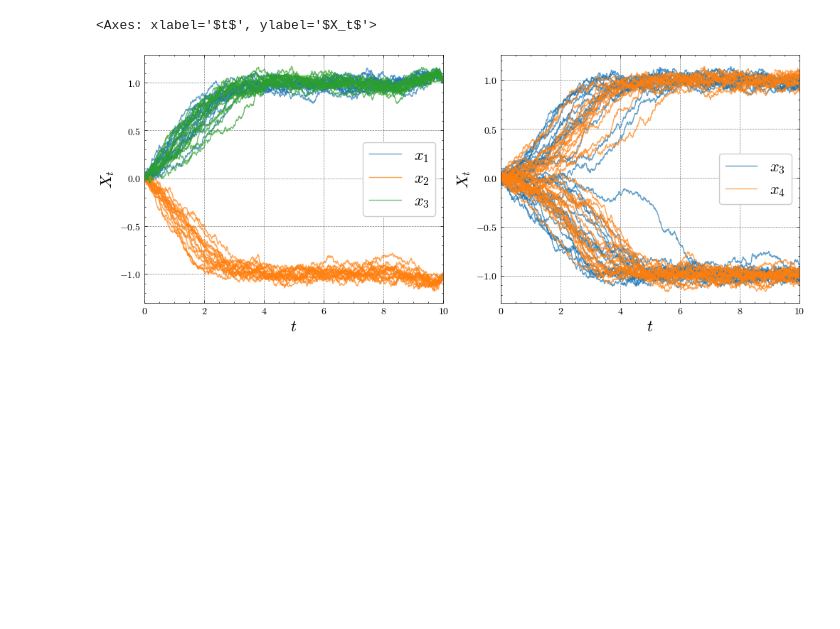
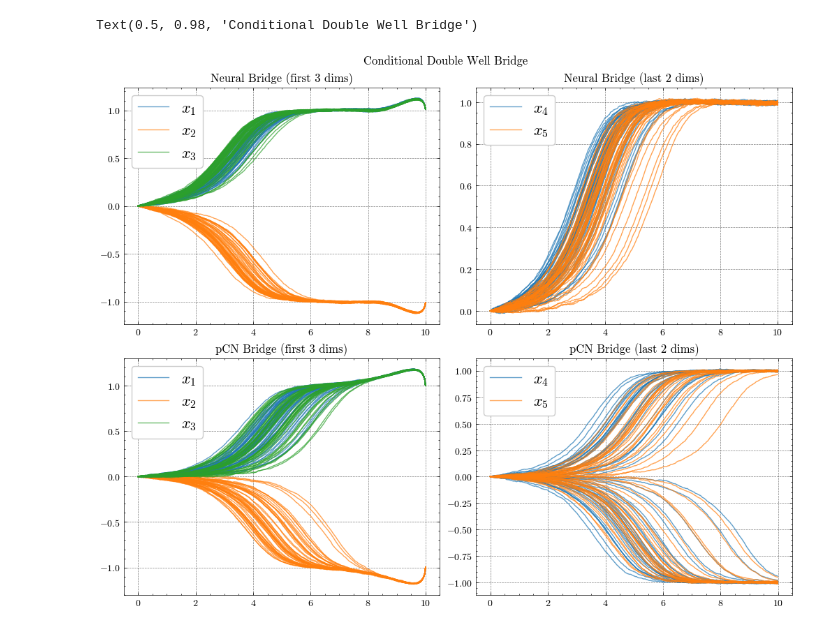
Before and after one commit to bookdiver/neuralbridge, a Jupyter notebook: notebooks/double_well_model.ipynb, the cells around one changed output. Drawn from its saved outputs; the diff is of its cells as text; code cells hidden in the pictures; blank space fills up the shorter version.

Commit message:
Some training scripts and benchmarks

```diff
--- a/notebooks/double_well_model.ipynb
+++ b/notebooks/double_well_model.ipynb
@@ -105,26 +310,26 @@ plot_sample_path(pCN_result[-1].path, plot_dims=(3, 4), ax=ax[1], label=["$x_3$"
 # %%
 neural_net = MLPSmall(
     out_dim=dim,
-    hidden_dims=(32, 32, 32, 32),
+    hidden_dims=(64, 64, 64, 64),
     activation="tanh",
 )
 # %%
 train_config = {
-    "save_name": "double_well_model_10T",
+    "save_name": "double_well_model_10T_smaller_sigma",
     "seed": seed,
-    "learning_rate": 1e-3,
-    "batch_size": 16,
-    "n_iters": 500,
+    "learning_rate": 5e-4,
+    "batch_size": 32,
+    "n_iters": 1000,
     "n_epochs": 10,
     "ema_decay": 0.995,
     "optimizer": "adam",
     "clip_norm": None,
-    "warmup_steps": 500
+    "warmup_steps": 1000
 }
 # %%
 neural_bridge = neurb.NeuralBridge(X_circ, neural_net, train_config)
 # %%
 W = WienerProcess(T, dt, shape=(dim, ))
-neural_bridge.initialize_path_solver(W)
-losses = neural_bridge.train(u=u, v=jnp.array([1.0, -1.0, 1.0, jnp.nan, jnp.nan]), mode="train")
+neural_bridge.initialize_solver(W)
+losses = neural_bridge.train(mode="train")
 # %% [output]
@@ -151,9 +356,13 @@ INFO:root:Checkpoint saved to /Users/vbd402/Documents/Projects/neuralbridge/asse
 # %%
-X_diamond_path = neural_bridge.solve(x0=u, rng_key=jax.random.PRNGKey(seed), batch_size=16)
+X_diamond_path = neural_bridge.solve(x0=u, rng_key=jax.random.PRNGKey(seed), batch_size=500)
 # %%
-fig, ax = plt.subplots(1, 2, figsize=(10, 4), layout="constrained")
-plot_sample_path(X_diamond_path, ax=ax[0], plot_dims=(0, 1, 2), label=["$x_1$", "$x_2$", "$x_3$"])
-plot_sample_path(X_circ_path, ax=ax[1], plot_dims=(3, 4), label=["$x_3$", "$x_4$"])
+fig, ax = plt.subplots(2, 2, figsize=(10, 8), layout="constrained")
+ax = ax.flatten()
+plot_sample_path(X_diamond_path[:53], ax=ax[0], plot_dims=(0, 1, 2), label=["$x_1$", "$x_2$", "$x_3$"], title="Neural Bridge (first 3 dims)")
+plot_sample_path(X_diamond_path[:53], ax=ax[1], plot_dims=(3, 4), label=["$x_4$", "$x_5$"], title="Neural Bridge (last 2 dims)")
+plot_sample_path(pCN_result.path[:53], ax=ax[2], plot_dims=(0, 1, 2), label=["$x_1$", "$x_2$", "$x_3$"], title="pCN Bridge (first 3 dims)")
+plot_sample_path(pCN_result.path[:53], ax=ax[3], plot_dims=(3, 4), label=["$x_4$", "$x_5$"], title="pCN Bridge (last 2 dims)")
+fig.suptitle("Conditional Double Well Bridge")
 # %% [output]
-<Axes: xlabel='$t$', ylabel='$X_t$'>
+Text(0.5, 0.98, 'Conditional Double Well Bridge')
-[figure, old version]
+[figure, new version]
```
Also changed, not shown: parts of 39 cells of this notebook, 38 other files.
